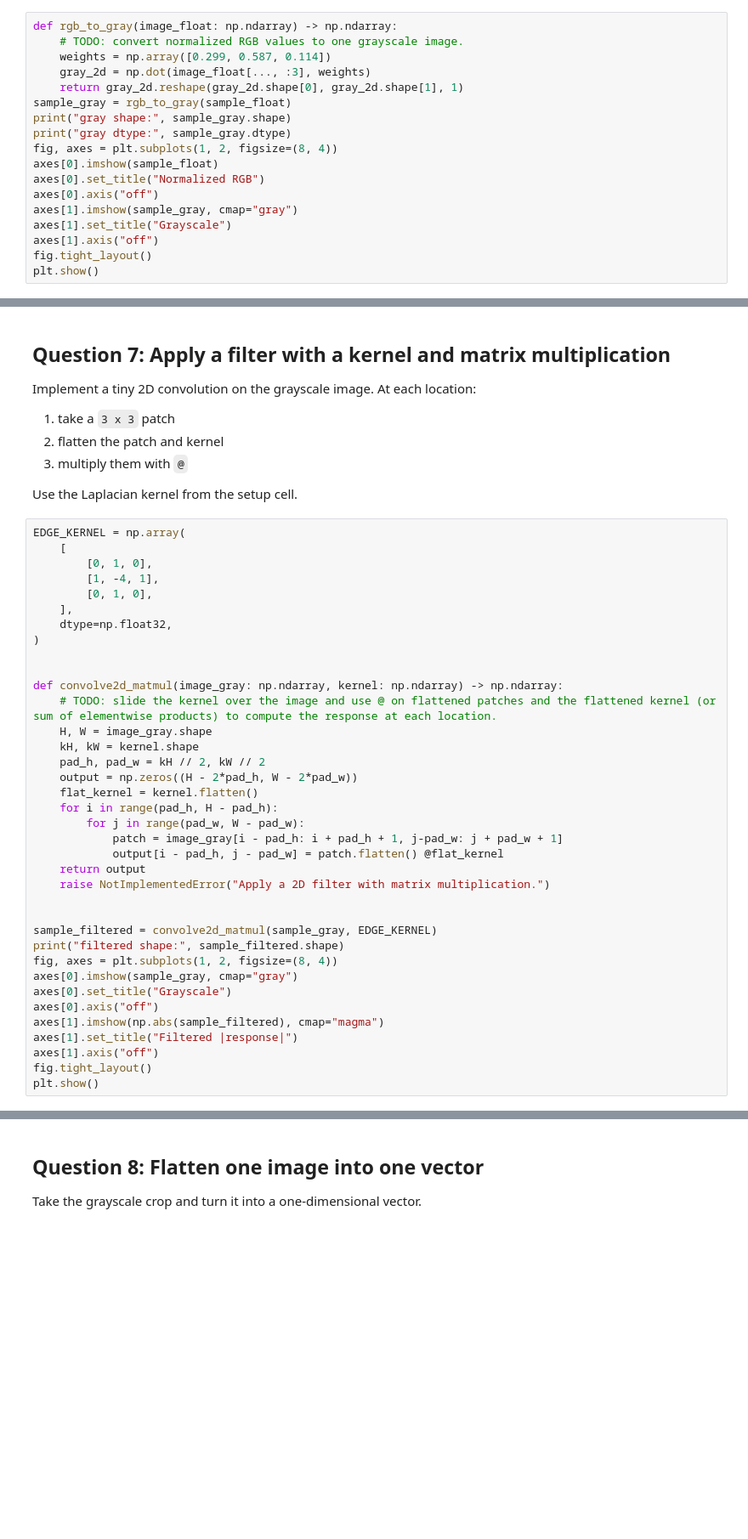
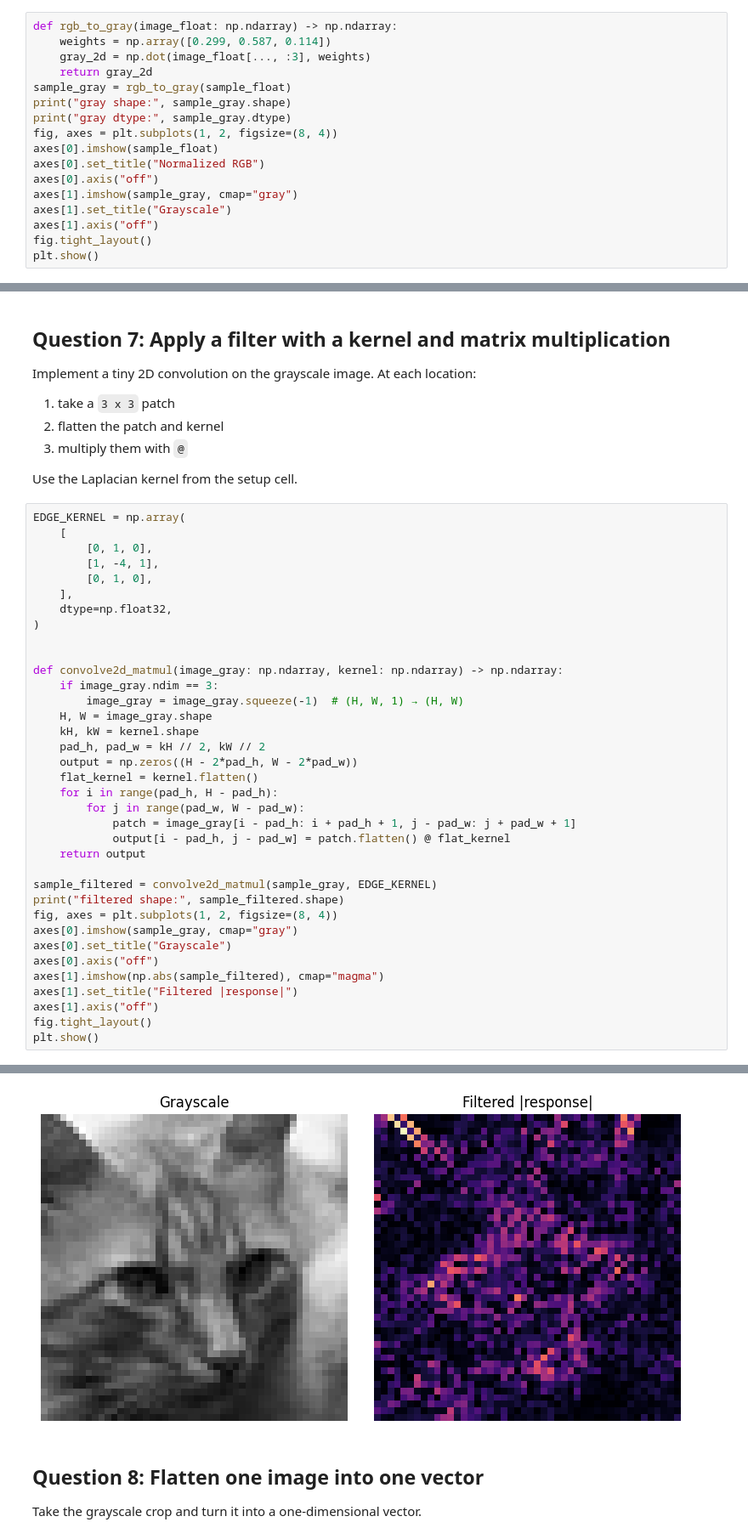
Before and after one commit to vgu-dsai-2026/lab-1-numpy-TriGia25, a Jupyter notebook: notebook.ipynb, the cells around one changed output, grey strips where cells are left out. Shown at 85% size. Cells and saved outputs as stored; diff of their text form; blank space fills up the shorter version.

```diff
--- a/notebook.ipynb
+++ b/notebook.ipynb
@@ -272,10 +272,9 @@ Turn the normalized RGB image into a single grayscale array using standard RGB w
 $GREY = 0.299 \cdot R + 0.587 \cdot G + 0.114 \cdot B$.
 # %%
 def rgb_to_gray(image_float: np.ndarray) -> np.ndarray:
-    # TODO: convert normalized RGB values to one grayscale image.
     weights = np.array([0.299, 0.587, 0.114])
     gray_2d = np.dot(image_float[..., :3], weights)
-    return gray_2d.reshape(gray_2d.shape[0], gray_2d.shape[1], 1)
+    return gray_2d
 sample_gray = rgb_to_gray(sample_float)
 print("gray shape:", sample_gray.shape)
 print("gray dtype:", sample_gray.dtype)
@@ -344,7 +343,8 @@ EDGE_KERNEL = np.array(
 
 
 def convolve2d_matmul(image_gray: np.ndarray, kernel: np.ndarray) -> np.ndarray:
-    # TODO: slide the kernel over the image and use @ on flattened patches and the flattened kernel (or sum of elementwise products) to compute the response at each location.
+    if image_gray.ndim == 3:
+        image_gray = image_gray.squeeze(-1)  # (H, W, 1) → (H, W)
     H, W = image_gray.shape
     kH, kW = kernel.shape
     pad_h, pad_w = kH // 2, kW // 2
@@ -352,11 +352,9 @@ def convolve2d_matmul(image_gray: np.ndarray, kernel: np.ndarray) -> np.ndarray:
     flat_kernel = kernel.flatten()
     for i in range(pad_h, H - pad_h):
         for j in range(pad_w, W - pad_w):
-            patch = image_gray[i - pad_h: i + pad_h + 1, j-pad_w: j + pad_w + 1]
-            output[i - pad_h, j - pad_w] = patch.flatten() @flat_kernel
+            patch = image_gray[i - pad_h: i + pad_h + 1, j - pad_w: j + pad_w + 1]
+            output[i - pad_h, j - pad_w] = patch.flatten() @ flat_kernel
     return output
-    raise NotImplementedError("Apply a 2D filter with matrix multiplication.")
-
 
 sample_filtered = convolve2d_matmul(sample_gray, EDGE_KERNEL)
 print("filtered shape:", sample_filtered.shape)
@@ -374,3 +372,4 @@ ValueError: too many values to unpack (expected 2)
+[figure, added]
 # %% [markdown]
 ## Question 8: Flatten one image into one vector
 
```
Also changed, not shown: parts of 3 cells of this notebook, 1 other file.
